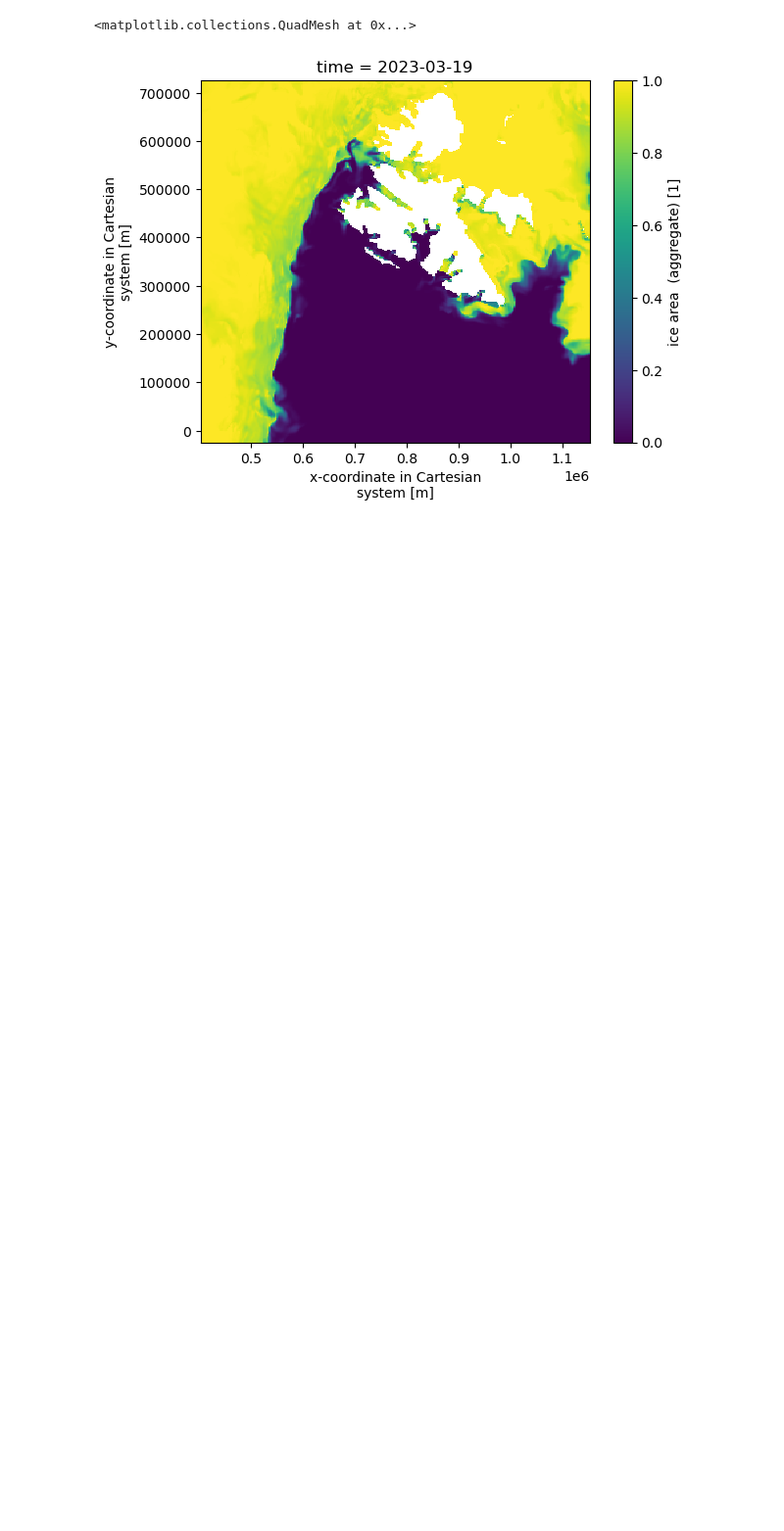
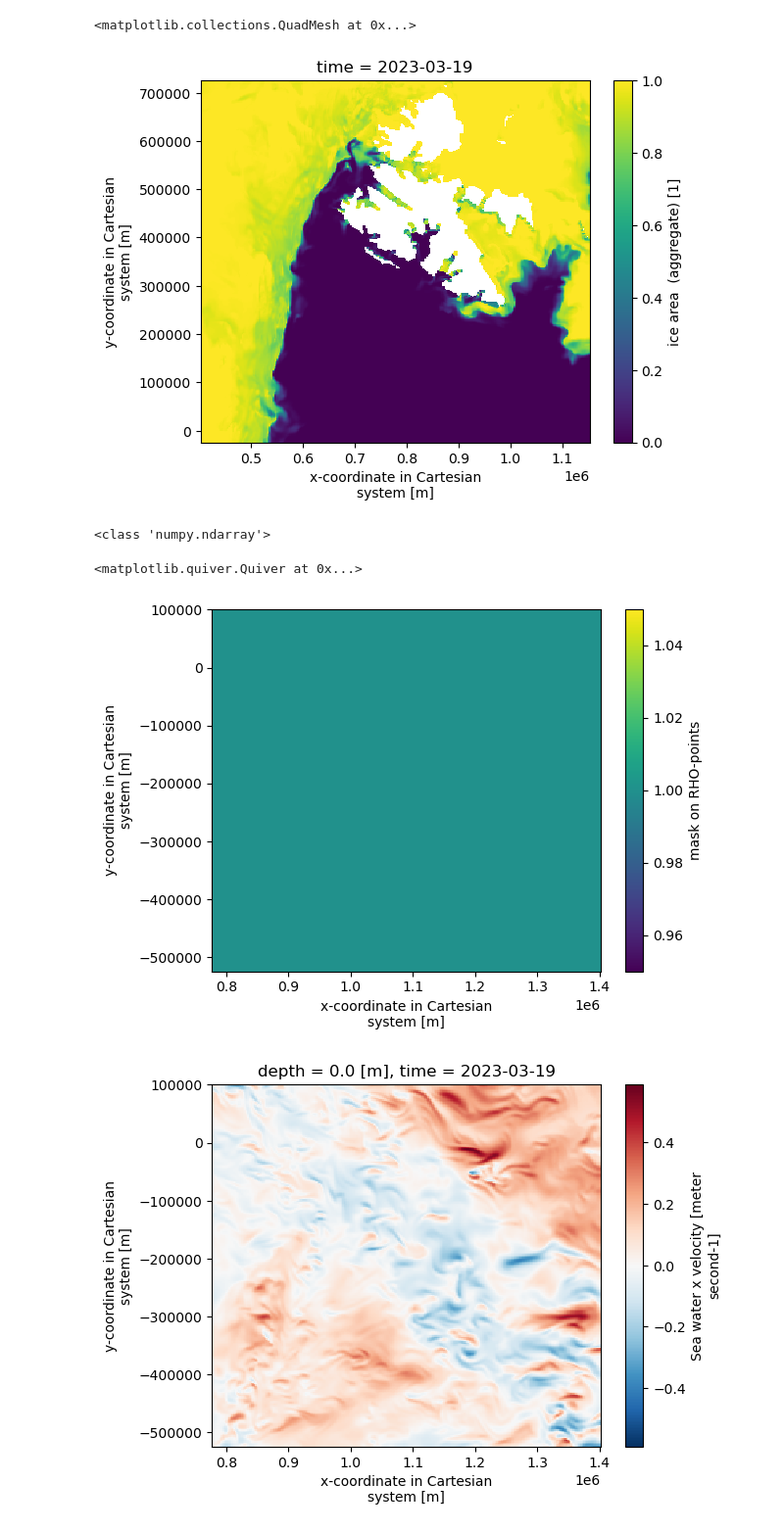
Before and after one commit to havahol/miscGPUOcean, a Jupyter notebook: AMOS/algaeTransportPoC.ipynb, the cells around one changed output. Shown at 98% size. Cells and saved outputs as stored; diff of their text form; code cells hidden in the pictures; blank space fills up the shorter version.

```diff
--- a/AMOS/algaeTransportPoC.ipynb
+++ b/AMOS/algaeTransportPoC.ipynb
@@ -42,3 +74,26 @@ ds.ice_concentration.isel(time=0, X=slice(50,350), Y=slice(350,650)).plot()
 # %% [output]
 <matplotlib.collections.QuadMesh at 0x...>
 [figure]
+# %%
+x0, x1 = 200, 450
+y0, y1 = 150, 400
+
+
+plt.figure()
+ds.sea_mask.isel(X=slice(x0,x1), Y=slice(y0, y1)).plot()
+
+plt.figure()
+
+ds.u.isel(depth=0, time=0, X=slice(x0,x1), Y=slice(y0, y1)).plot()
+plt.figure()
+ds.v.isel(depth=0, time=0, X=slice(x0,x1), Y=slice(y0, y1)).plot()
+print(type(ds.v.isel(depth=0, time=0, X=slice(x0,x1), Y=slice(y0, y1)).data))
+
+plt.figure()
+plt.quiver(ds.u.isel(depth=0, time=0, X=slice(x0,x1), Y=slice(y0, y1)).data[::10, ::10],
+           ds.v.isel(depth=0, time=0, X=slice(x0,x1), Y=slice(y0, y1)).data[::10,::10])
+# %% [output]
+<class 'numpy.ndarray'>
+<matplotlib.quiver.Quiver at 0x...>
+[figure, added]
+[figure, added]
```
Also changed, not shown: parts of 33 cells of this notebook, 4 other files.
